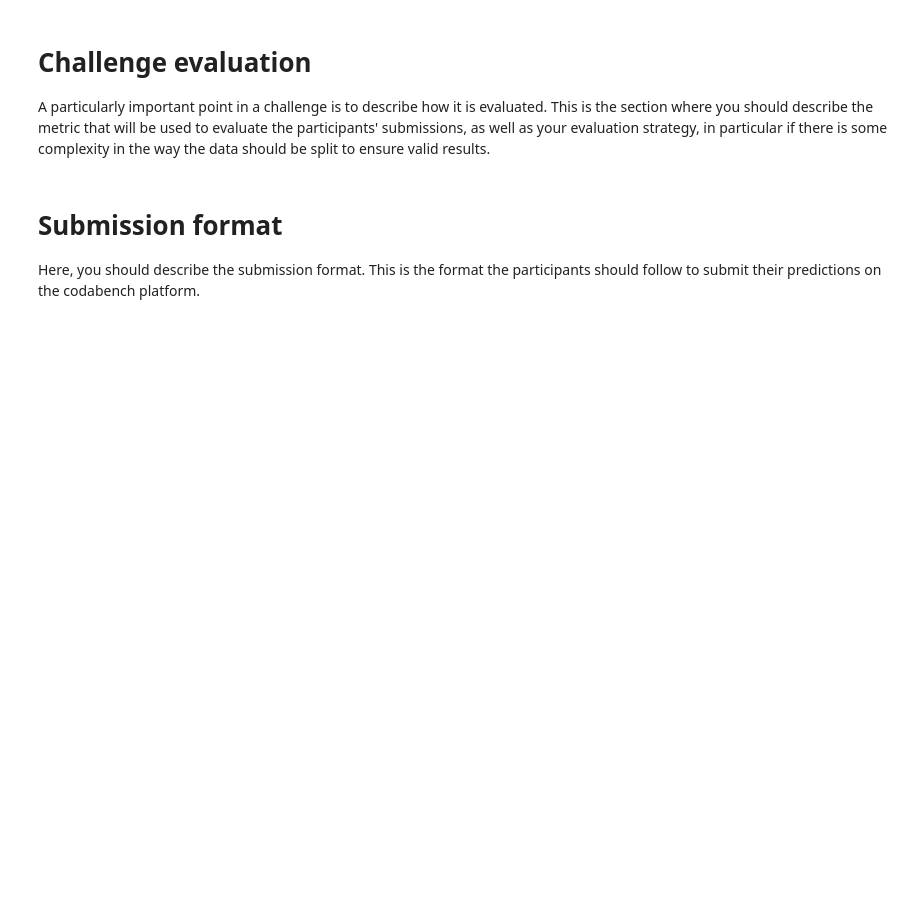
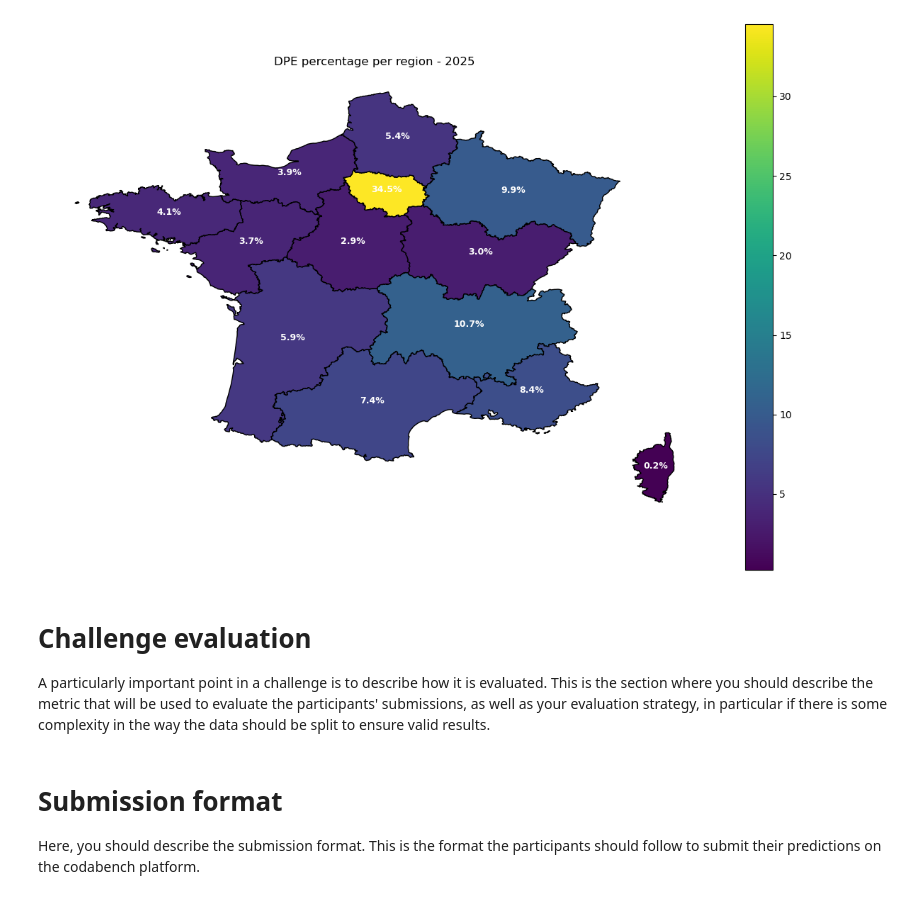
Before and after one commit to AlexandreLarry1/datacamp22, a Jupyter notebook: template_starting_kit.ipynb, the cells around one changed output. Saved outputs shown, nothing was run; the diff lists cells and outputs as text; code cells hidden in the pictures; blank space fills up the shorter version.

```diff
--- a/template_starting_kit.ipynb
+++ b/template_starting_kit.ipynb
@@ -78,3 +87,35 @@ X_df, y = get_train_data("dev_phase/input_data")
+# %%
+#REGION VISUALISATION
+repart_region = X_df["code_region_ban"].value_counts(normalize=True)*100
+
+geograph_data = gpd.read_file('pages/regions.geojson')
+repart_region_df = repart_region.reset_index()
+repart_region_df.columns = ["code", "percent"]
+
+geograph_data['code'] = geograph_data['code'].astype(str)
+repart_region_df['code'] = repart_region_df['code'].astype(str)
+
+geograph_data_final = geograph_data.merge(repart_region_df, left_on="code", right_on="code", how="left")
+gdf = gpd.GeoDataFrame(geograph_data_final)
+fig, ax = plt.subplots(1, 1, figsize=(15, 10))
+gdf.plot(column='percent', legend=True, cmap='viridis', edgecolor='black', ax=ax)
+
+for idx, row in gdf.iterrows():
+    if pd.notnull(row['percent']):
+        plt.annotate(
+            text=f"{row['percent']:.1f}%",
+            xy=(row['geometry'].centroid.x, row['geometry'].centroid.y),
+            ha='center',
+            fontsize=9,
+            color='white',
+            weight='bold'
+        )
+
+ax.set_axis_off()
+plt.title("DPE percentage per region - 2025")
+plt.show()
+# %% [output]
+[figure, added]
 # %% [markdown]
 # Challenge evaluation
 
```
Also changed, not shown: parts of 14 cells of this notebook, 3 other files.
